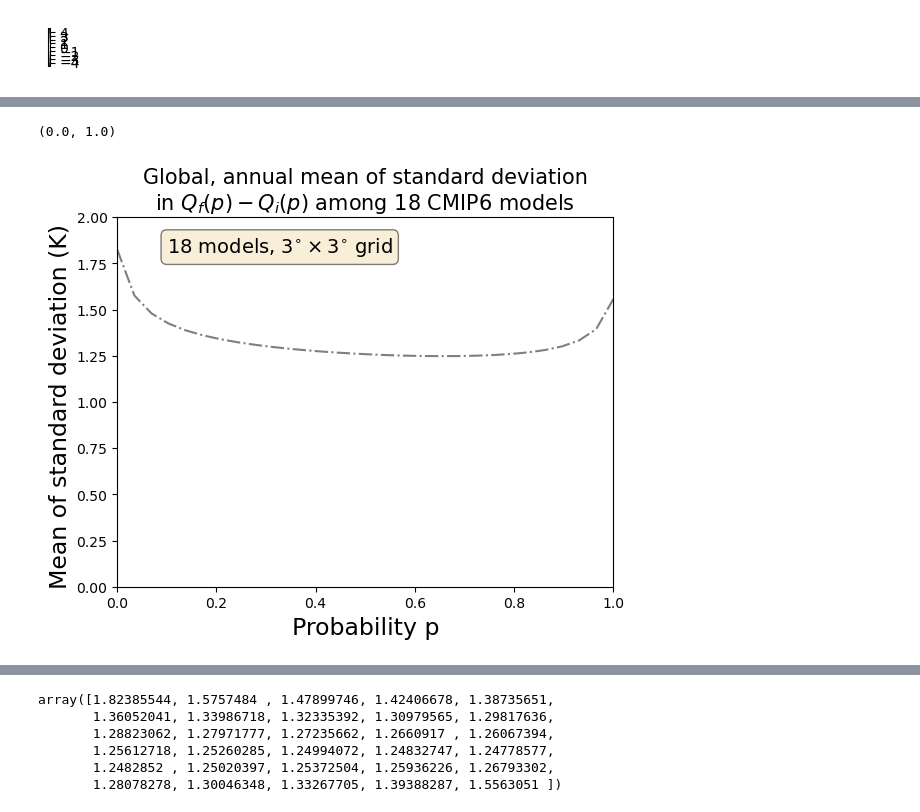
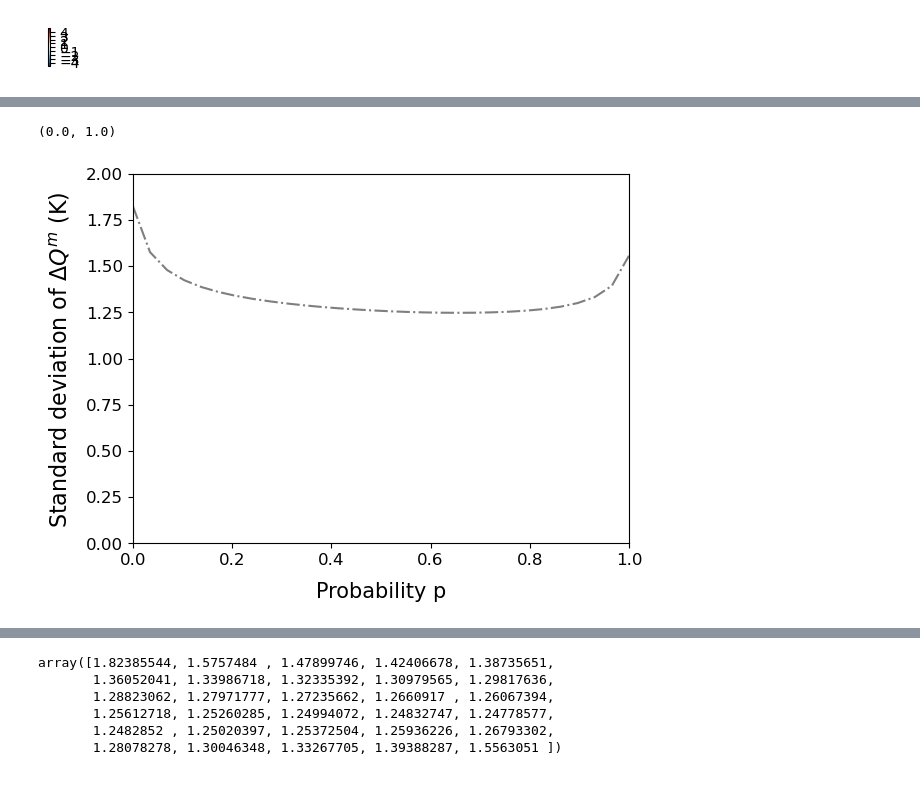
Before and after one commit to hrhampapura/moment_delta_mapping, a Jupyter notebook: lens_analysis/plots/Detrended/Plot_3to5.ipynb, the cells around one changed output, grey strips where cells are left out. Drawn from its saved outputs; the diff is of its cells as text; code cells hidden in the pictures; blank space fills up the shorter version.

```diff
--- a/lens_analysis/plots/Detrended/Plot_3to5.ipynb
+++ b/lens_analysis/plots/Detrended/Plot_3to5.ipynb
@@ -671,21 +754,23 @@ qano_std_agmean = xr.open_zarr(cvals_det+'cmip6_quantiles_ano_agmean.zarr').tasm
 quants30        = np.linspace(0,1.0,30)
 # %%
 plt.plot(quants30,qano_std_agmean,'-.',color='tab:gray',markersize=4)
-plt.xlabel('Probability p',fontsize=17)
-plt.ylabel('Mean of standard deviation (K) ',fontsize=17)
+plt.xlabel('Probability p',fontsize=15,labelpad=10)
+plt.ylabel(r'Standard deviation of $\Delta Q^m$ (K) ',fontsize=16, labelpad=10)
 # Define the title as a list of lines
-title_lines = [
-    r'Global, annual mean of standard deviation',
-    r'in $Q_f(p) - Q_i(p)$ among 18 CMIP6 models'
-]
-# Plot with the modified title
-plt.title('\n'.join(title_lines), fontsize=15)
+# title_lines = [
+#     r'Global, annual mean of standard deviation',
+#     r'in $Q_f(p) - Q_i(p)$ among 18 CMIP6 models'
+# ]
+# # Plot with the modified title
+# plt.title('\n'.join(title_lines), fontsize=15)
 # plt.title(r'Global, annual mean of standard deviation \n'+r'in $Q_f(p) -Q_i(p)$ among 18 CMIP6 models',fontsize=15)
-props = dict(boxstyle='round', facecolor='wheat', alpha=0.5)
-plt.text(0.1, 0.95, r'18 models, $3^{\circ} \times 3^{\circ}$ grid', transform=plt.gca().transAxes, fontsize=14,
-        verticalalignment='top', bbox=props)
+# props = dict(boxstyle='round', facecolor='wheat', alpha=0.5)
+# plt.text(0.1, 0.95, r'18 models, $3^{\circ} \times 3^{\circ}$ grid', transform=plt.gca().transAxes, fontsize=14,
+# verticalalignment='top', bbox=props)
+plt.xticks(fontsize=12)
+plt.yticks(fontsize=12)
 plt.ylim(0,2)
 plt.xlim(0,1.0)
 # %% [output]
 (0.0, 1.0)
-[figure, old version]
+[figure, new version]
```
Also changed, not shown: parts of 42 cells of this notebook, 4 other files.
